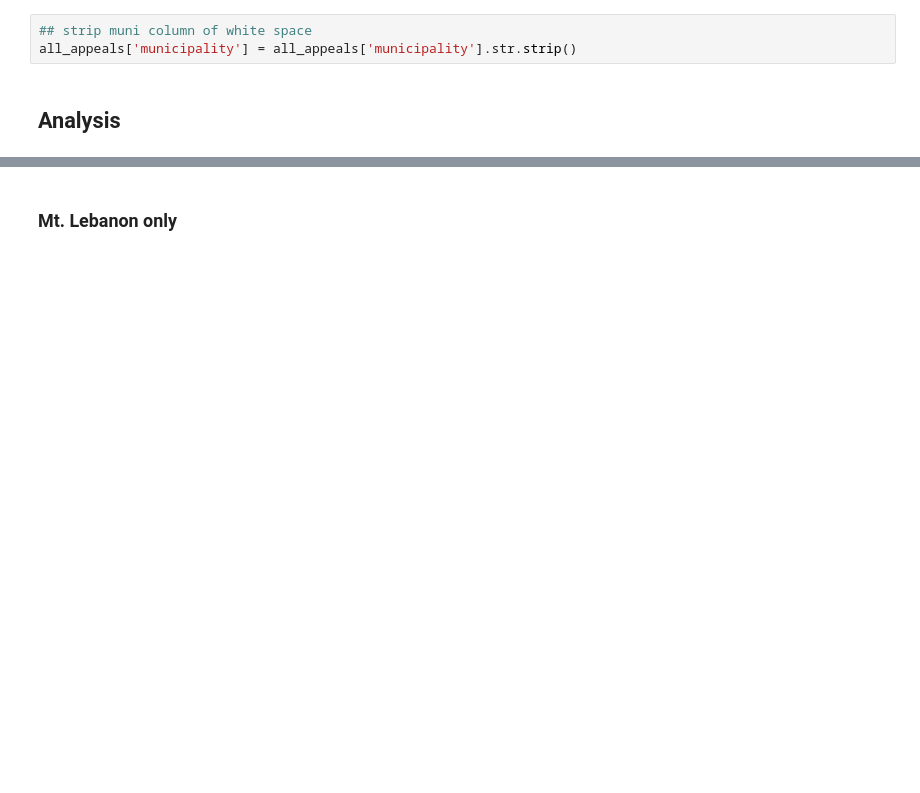
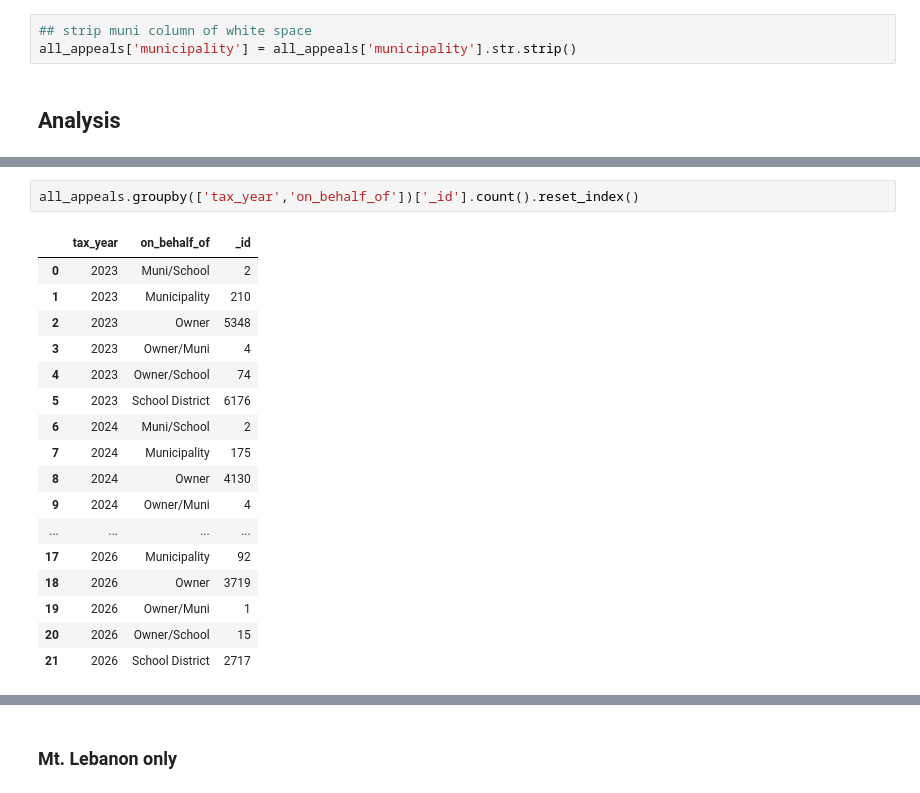
Before and after one commit to miahollie/20261106-assessment-appeals, a Jupyter notebook: appeals_analysis.ipynb, the cells around one changed output, grey strips where cells are left out. Drawn from its saved outputs; the diff is of its cells as text; blank space fills up the shorter version.

```diff
--- a/appeals_analysis.ipynb
+++ b/appeals_analysis.ipynb
@@ -64,0 +63,20 @@ Name: parcel_id, dtype: int64
+# %%
+all_appeals.groupby(['tax_year','on_behalf_of'])['_id'].count().reset_index()
+# %% [output]
+|  | tax_year | on_behalf_of | _id |
+| 0 | 2023 | Muni/School | 2 |
+| 1 | 2023 | Municipality | 210 |
+| 2 | 2023 | Owner | 5348 |
+| 3 | 2023 | Owner/Muni | 4 |
+| 4 | 2023 | Owner/School | 74 |
+| 5 | 2023 | School District | 6176 |
+| 6 | 2024 | Muni/School | 2 |
+| 7 | 2024 | Municipality | 175 |
+| 8 | 2024 | Owner | 4130 |
+| 9 | 2024 | Owner/Muni | 4 |
+| ... | ... | ... | ... |
+| 17 | 2026 | Municipality | 92 |
+| 18 | 2026 | Owner | 3719 |
+| 19 | 2026 | Owner/Muni | 1 |
+| 20 | 2026 | Owner/School | 15 |
+| 21 | 2026 | School District | 2717 |
```
Also changed, not shown: parts of 46 cells of this notebook, 1 other file.
